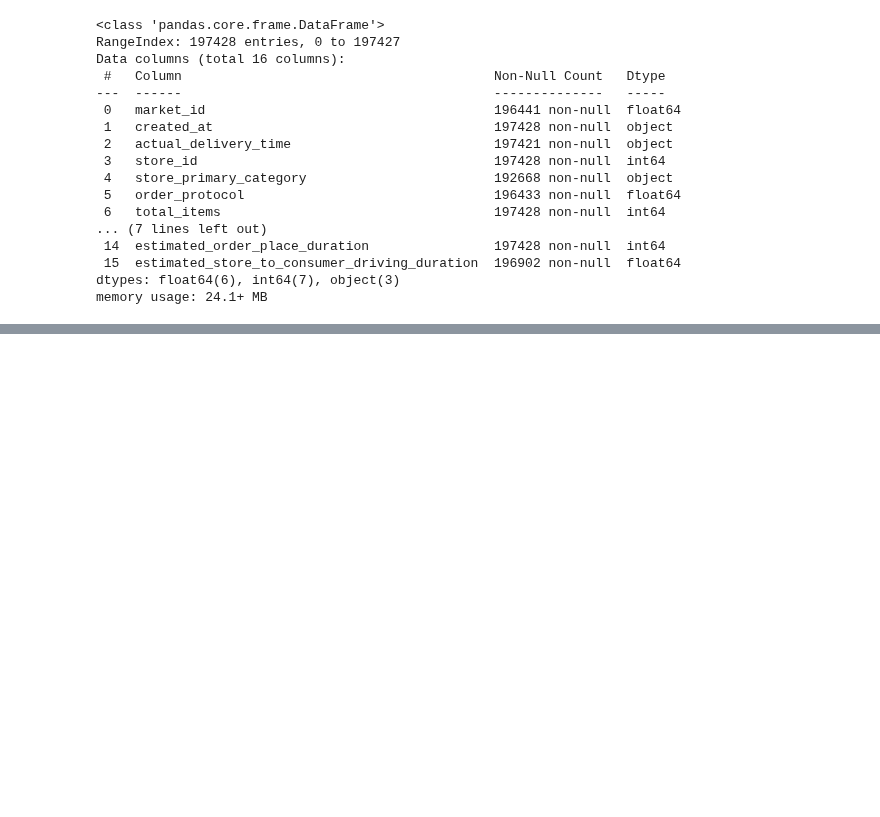
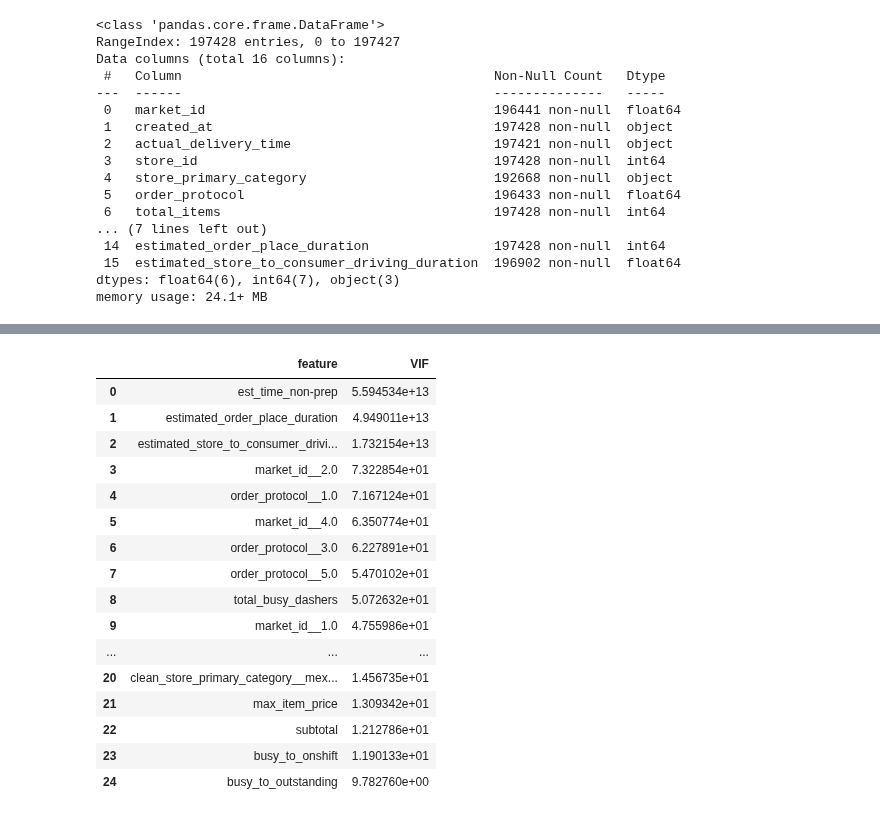
Before and after one commit to Tanag3r/stratascratch_projects, a Jupyter notebook: doordash_delivery_est/doordash_est.ipynb, the cells around one changed output, grey strips where cells are left out. Saved outputs shown, nothing was run; the diff lists cells and outputs as text; code cells hidden in the pictures; blank space fills up the shorter version.

```diff
--- a/doordash_delivery_est/doordash_est.ipynb
+++ b/doordash_delivery_est/doordash_est.ipynb
@@ -132,0 +213,20 @@ train_df.head()
+# %%
+vif_table = calcVIF(feature_frame=train_df,target_feature='actual_total_delivery_duration')
+# %% [output]
+|  | feature | VIF |
+| 0 | est_time_non-prep | 5.594534e+13 |
+| 1 | estimated_order_place_duration | 4.949011e+13 |
+| 2 | estimated_store_to_consumer_drivi... | 1.732154e+13 |
+| 3 | market_id__2.0 | 7.322854e+01 |
+| 4 | order_protocol__1.0 | 7.167124e+01 |
+| 5 | market_id__4.0 | 6.350774e+01 |
+| 6 | order_protocol__3.0 | 6.227891e+01 |
+| 7 | order_protocol__5.0 | 5.470102e+01 |
+| 8 | total_busy_dashers | 5.072632e+01 |
+| 9 | market_id__1.0 | 4.755986e+01 |
+| ... | ... | ... |
+| 20 | clean_store_primary_category__mex... | 1.456735e+01 |
+| 21 | max_item_price | 1.309342e+01 |
+| 22 | subtotal | 1.212786e+01 |
+| 23 | busy_to_onshift | 1.190133e+01 |
+| 24 | busy_to_outstanding | 9.782760e+00 |
```
Also changed, not shown: parts of 7 cells of this notebook.
